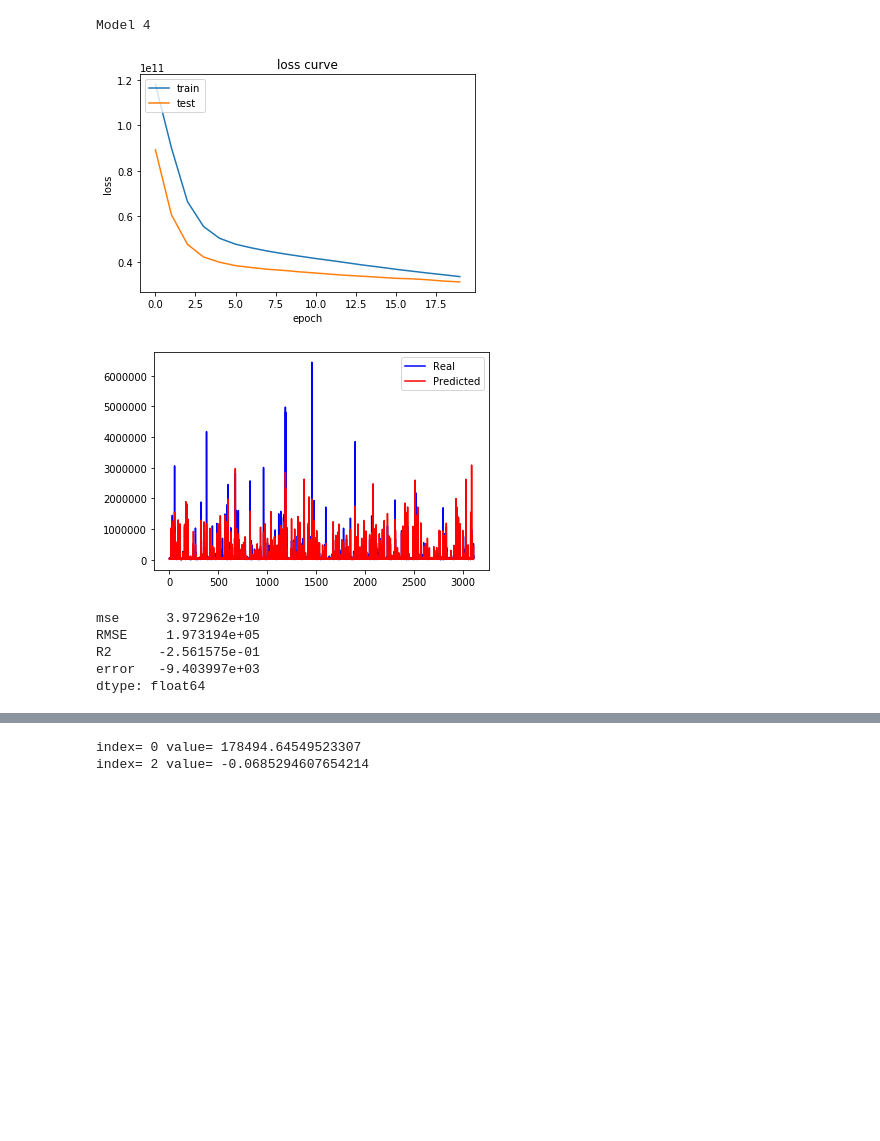
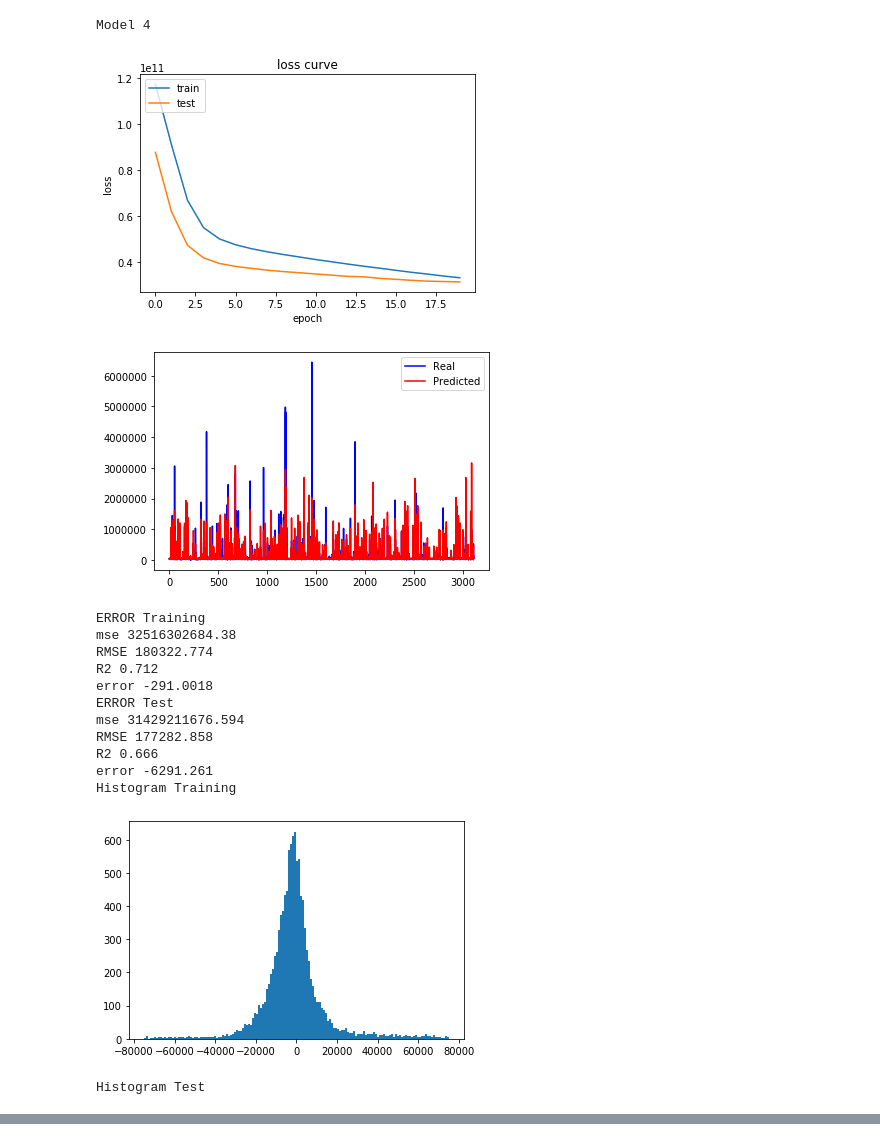
Before and after one commit to jaicapps/DataScienceCapstone, a Jupyter notebook: nn/test_nn_2.ipynb, the cells around one changed output, grey strips where cells are left out. Cells and saved outputs as stored; diff of their text form; code cells hidden in the pictures; blank space fills up the shorter version.

```diff
--- a/nn/test_nn_2.ipynb
+++ b/nn/test_nn_2.ipynb
@@ -167,14 +188,21 @@ dtype: float64
 # %%
 #NN4: reduce amount of nodes hidden layer: underfitting
 print('Model 4')
-report_train, report_test = run_model(int(len(x_train)/(30*8)), x_train, x_test, y_train, y_test, epochs)
-reports.append(report_test)
+y_train_pred, y_test_pred = run_model(int(len(x_train)/(30*8)), x_train, x_test, y_train, y_test, epochs)
 # %% [output]
 Model 4
 [figure]
-[figure, old version]
+[figure, new version]
-mse      3.972962e+10
-RMSE     1.973194e+05
-R2      -2.561575e-01
-error   -9.403997e+03
-dtype: float64
+ERROR Training
+mse 32516302684.38
+RMSE 180322.774
+R2 0.712
+error -291.0018
+ERROR Test
+mse 31429211676.594
+RMSE 177282.858
+R2 0.666
+error -6291.261
+Histogram Training
+[figure, added]
+Histogram Test
@@ -181,7 +210 @@ dtype: float64
-# %%
-#choose the best
-calculate_best(reports)
-# %% [output]
-index= 0 value= 178494.64549523307
-index= 2 value= -0.0685294607654214
 # %%
```
Also changed, not shown: parts of 10 cells of this notebook.
